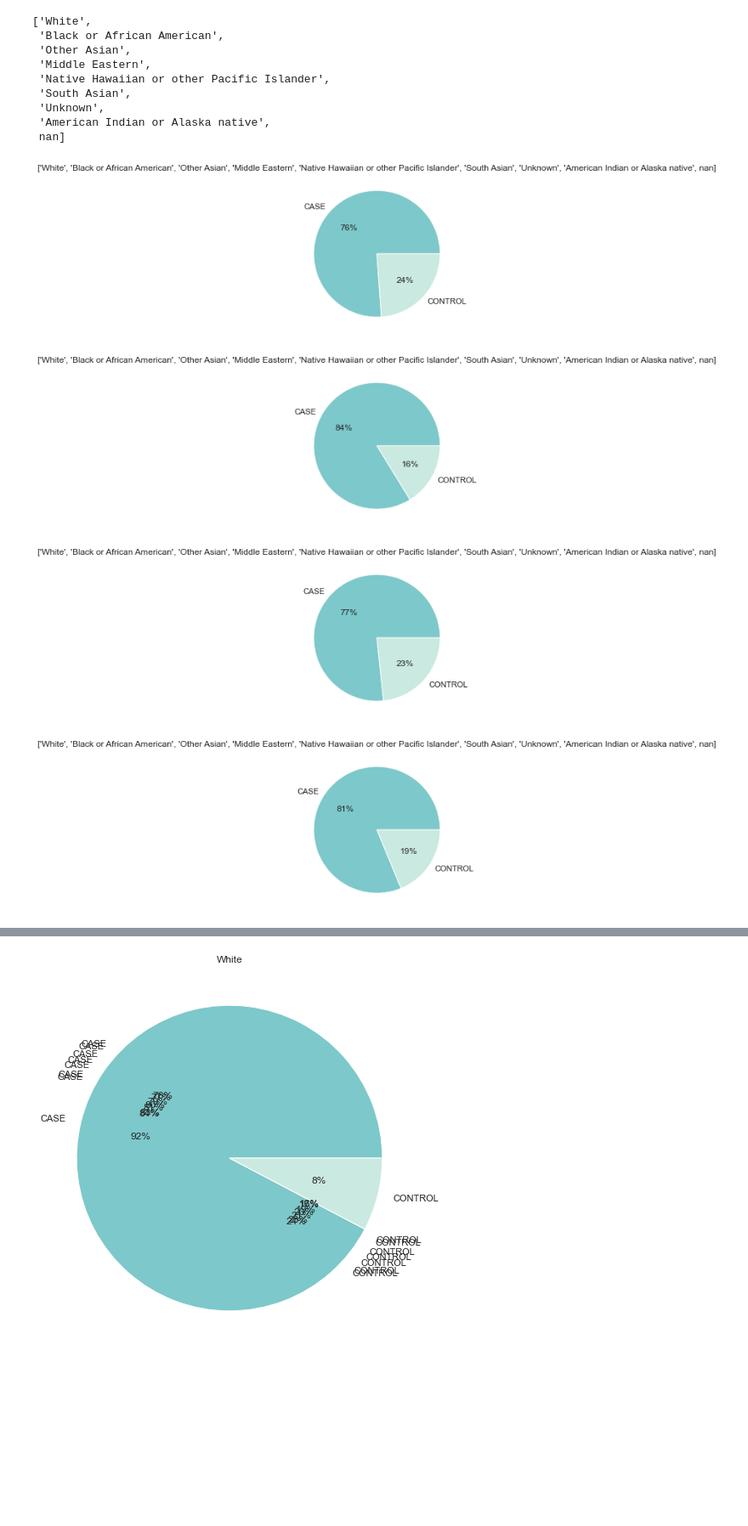
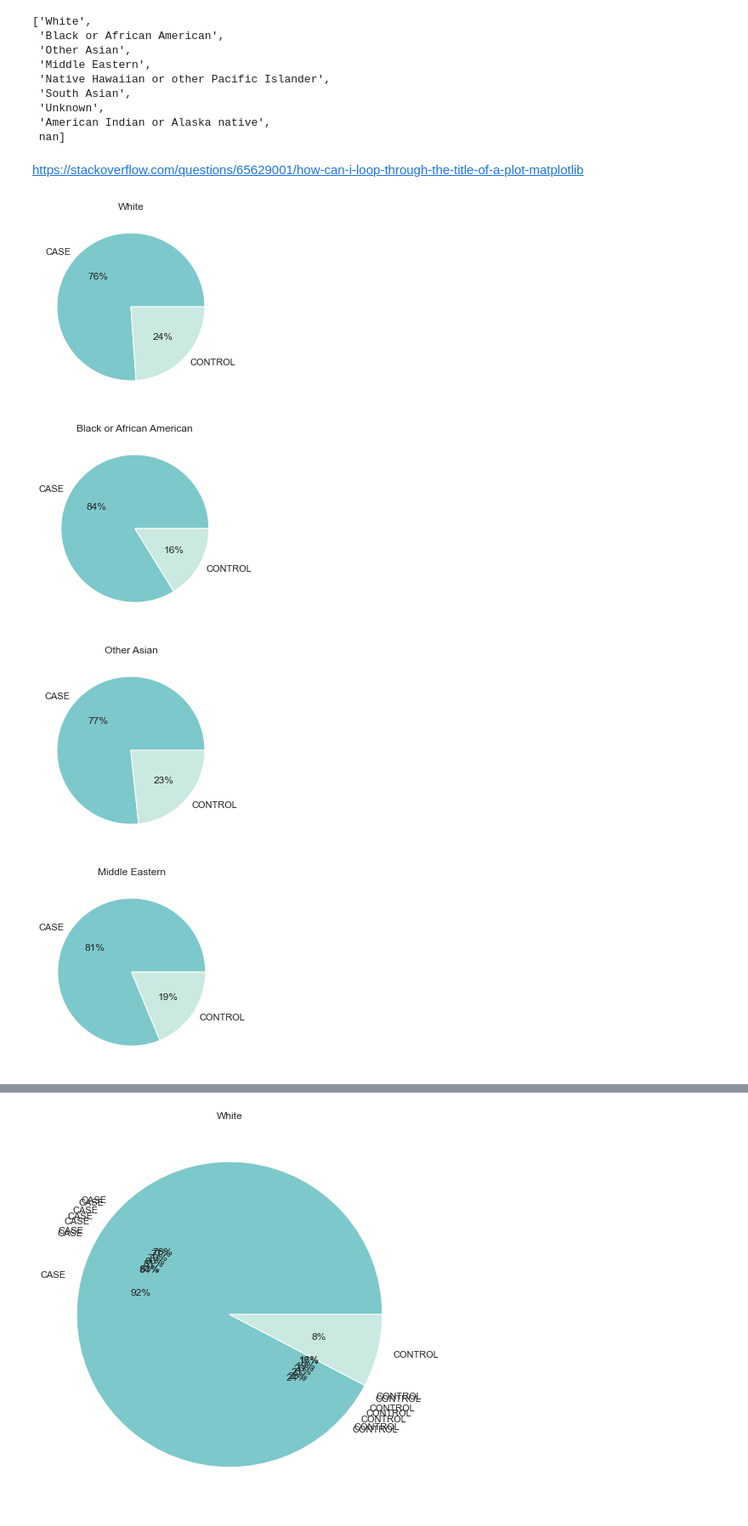
Before and after one commit to MGKane23/accelerate-cure, a Jupyter notebook: Charlotte-Burbridges-Best-Friends-and-Fan-Club.ipynb, the cells around one changed output, grey strips where cells are left out. Shown at 85% size. Saved outputs shown, nothing was run; the diff lists cells and outputs as text; code cells hidden in the pictures; blank space fills up the shorter version.

```diff
--- a/Charlotte-Burbridges-Best-Friends-and-Fan-Club.ipynb
+++ b/Charlotte-Burbridges-Best-Friends-and-Fan-Club.ipynb
@@ -82,15 +82,17 @@ races
  'Unknown',
  'American Indian or Alaska native',
  nan]
+# %% [markdown]
+https://stackoverflow.com/questions/65629001/how-can-i-loop-through-the-title-of-a-plot-matplotlib
 # %%
 for r in races:
-    ra = ms.loc[ms['rac_part'] == r, ['rac_part', 'diag_dis']].groupby('diag_dis').diag_dis.count()
+    v = ms.loc[ms['rac_part'] == r, ['rac_part', 'diag_dis']].groupby('diag_dis').diag_dis.count()
     plt.figure(figsize=(5, 4))
     plt.title(f'{r}')
-    plt.pie(r, labels=r.index, autopct='%1.0f%%', colors=['#7DC8CA', '#CAE9E0'])
+    plt.pie(v, labels=v.index, autopct='%1.0f%%', colors=['#7DC8CA', '#CAE9E0'])
     plt.show()
 # %% [output]
-[figure, old version]
+[figure, new version]
-[figure, old version]
+[figure, new version]
-[figure, old version]
+[figure, new version]
-[figure, old version]
+[figure, new version]
```
Also changed, not shown: parts of 1 cell of this notebook.
